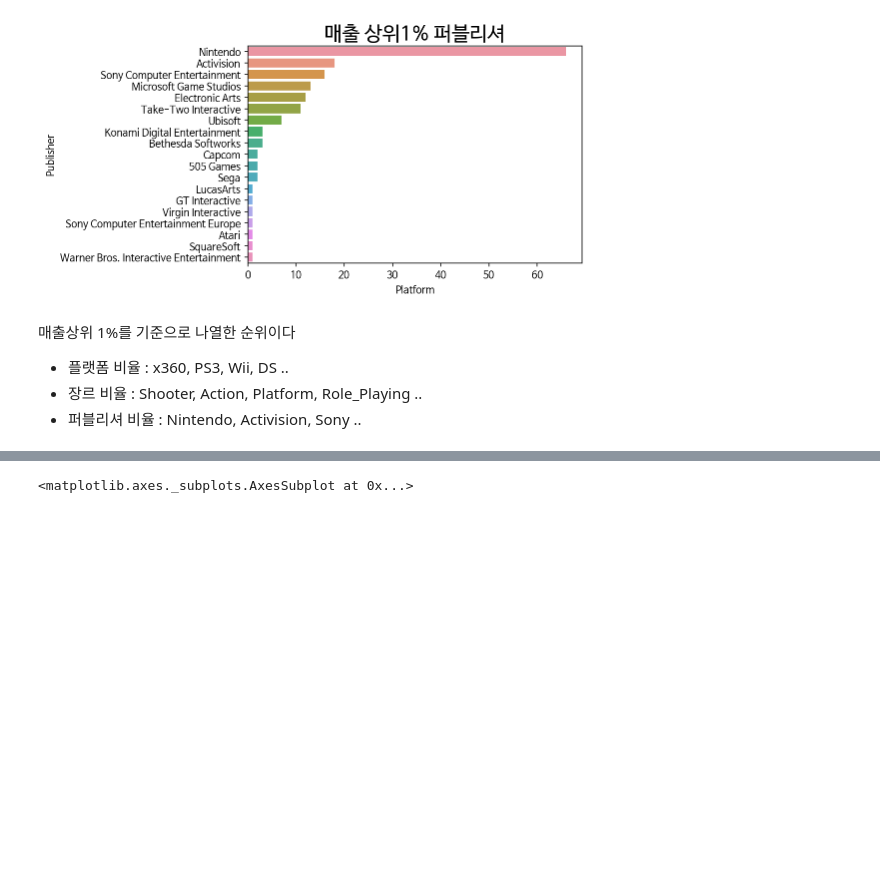
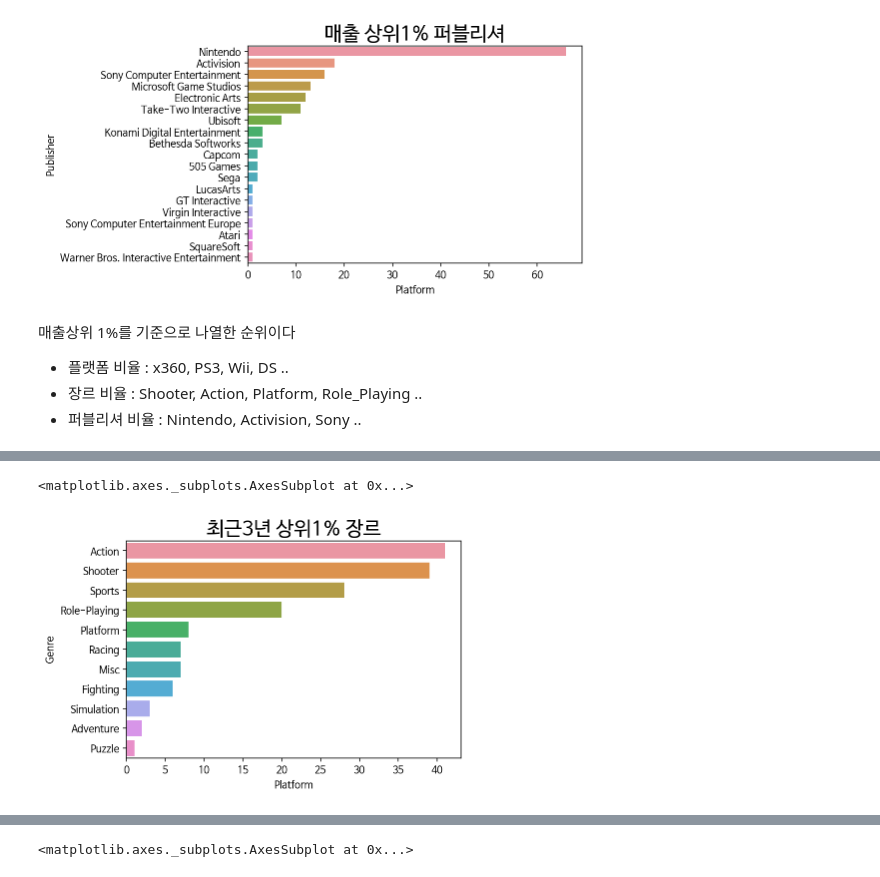
Before and after one commit to C-Designer/Codestates_Section_Project, a Jupyter notebook: Section1_Project.ipynb, the cells around one changed output, grey strips where cells are left out. Saved outputs shown, nothing was run; the diff lists cells and outputs as text; code cells hidden in the pictures; blank space fills up the shorter version.

```diff
--- a/Section1_Project.ipynb
+++ b/Section1_Project.ipynb
@@ -473,0 +503,9 @@ sns.barplot(x= 'Platform', y= 'Publisher', data= top_Publisher)
+# %%
+# 최근3년 1% 장르비율
+recent_Genre = recent_Game.groupby('Genre').count().iloc[:, 1].sort_values(ascending= False).reset_index()
+
+plt.title('최근3년 상위1% 장르', fontsize= 20)
+sns.barplot(x= 'Platform', y= 'Genre', data= recent_Genre)
+# %% [output]
+<matplotlib.axes._subplots.AxesSubplot at 0x...>
+[figure, added]
```
Also changed, not shown: parts of 9 cells of this notebook.
